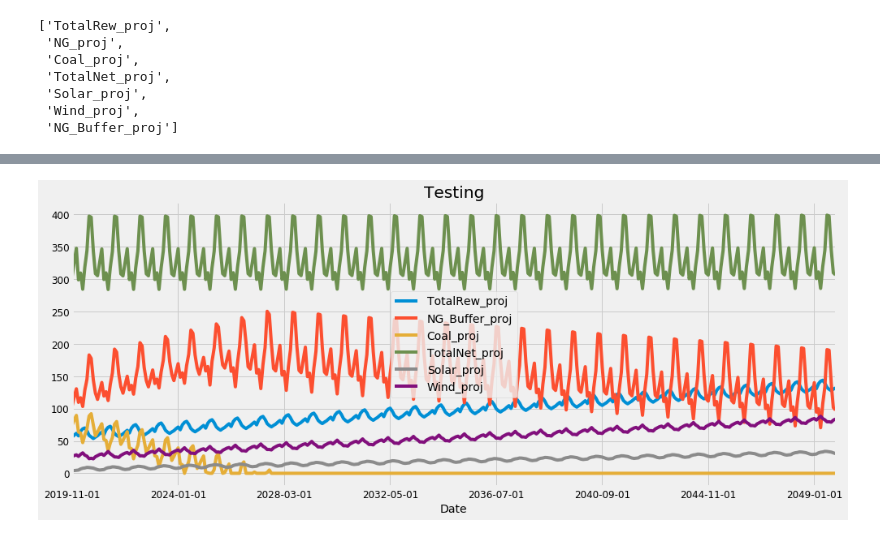
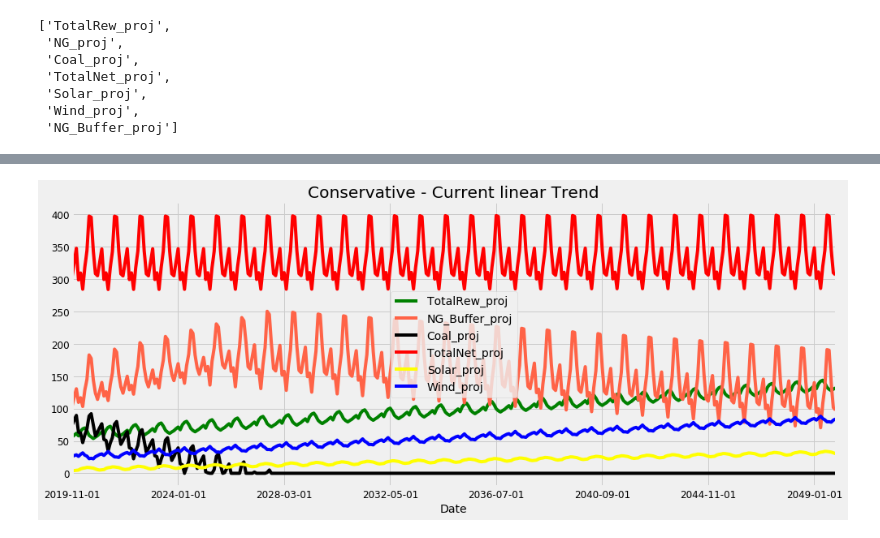
Before and after one commit to Hawkeye3D/Project-3-, a Jupyter notebook: static/python/Analysis 4 - MultiVariate ML.ipynb, the cells around one changed output, grey strips where cells are left out. Drawn from its saved outputs; the diff is of its cells as text; code cells hidden in the pictures.

Commit message:
Generated some images for Web Usage
Images for web stuff.

```diff
--- a/static/python/Analysis 4 - MultiVariate ML.ipynb
+++ b/static/python/Analysis 4 - MultiVariate ML.ipynb
@@ -29,6 +29,7 @@ matplotlib.rcParams['text.color'] = 'k'
 ### Variable Definitions
 # %%
 basedir= "../../Data/"
+baseimgdir="../images/"
 monthstoprojectforward =361
 windcol='blue'
 solarcol='yellow'
@@ -687,9 +694,13 @@ rev_var = [renew_proj, NG_Buffer_proj, Coal_proj,Total_Net_proj,Solar_proj,Wind_
 # %%
+colors = ['green', 'tomato', 'black','red','yellow','blue']
+c=0
 for i in rev_var:
-    i.plot(figsize=(15, 6))
+    i.plot(figsize=(15, 6),color=colors[c])
 #     i.plot()
     plt.legend()
-    plt.title("Testing")
+    plt.title("Conservative - Current linear Trend")
+    c=c+1
+plt.savefig(baseimgdir + 'NGBuffered_proj.png')
 plt.show()
 # %% [output]
-[figure, old version]
+[figure, new version]
```
Also changed, not shown: parts of 6 cells of this notebook, 3 other files.
